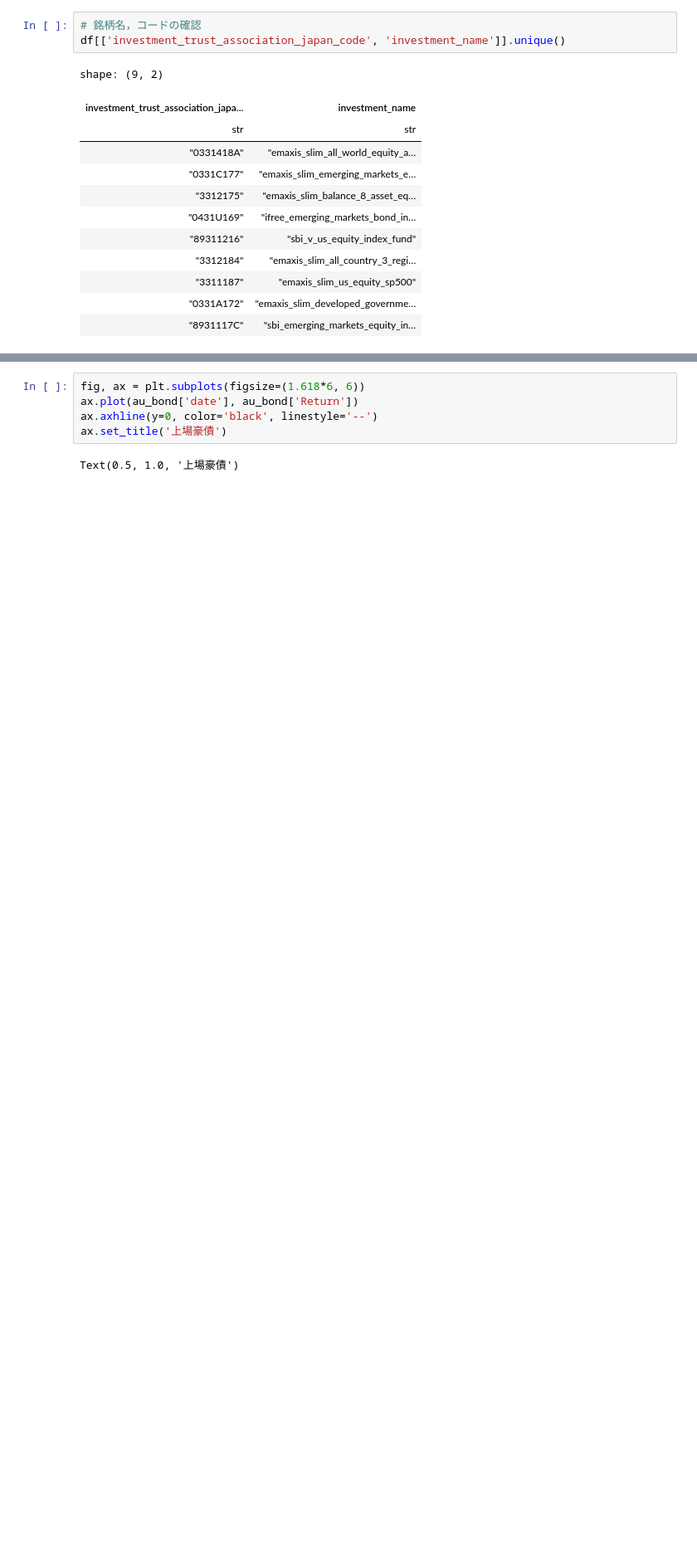
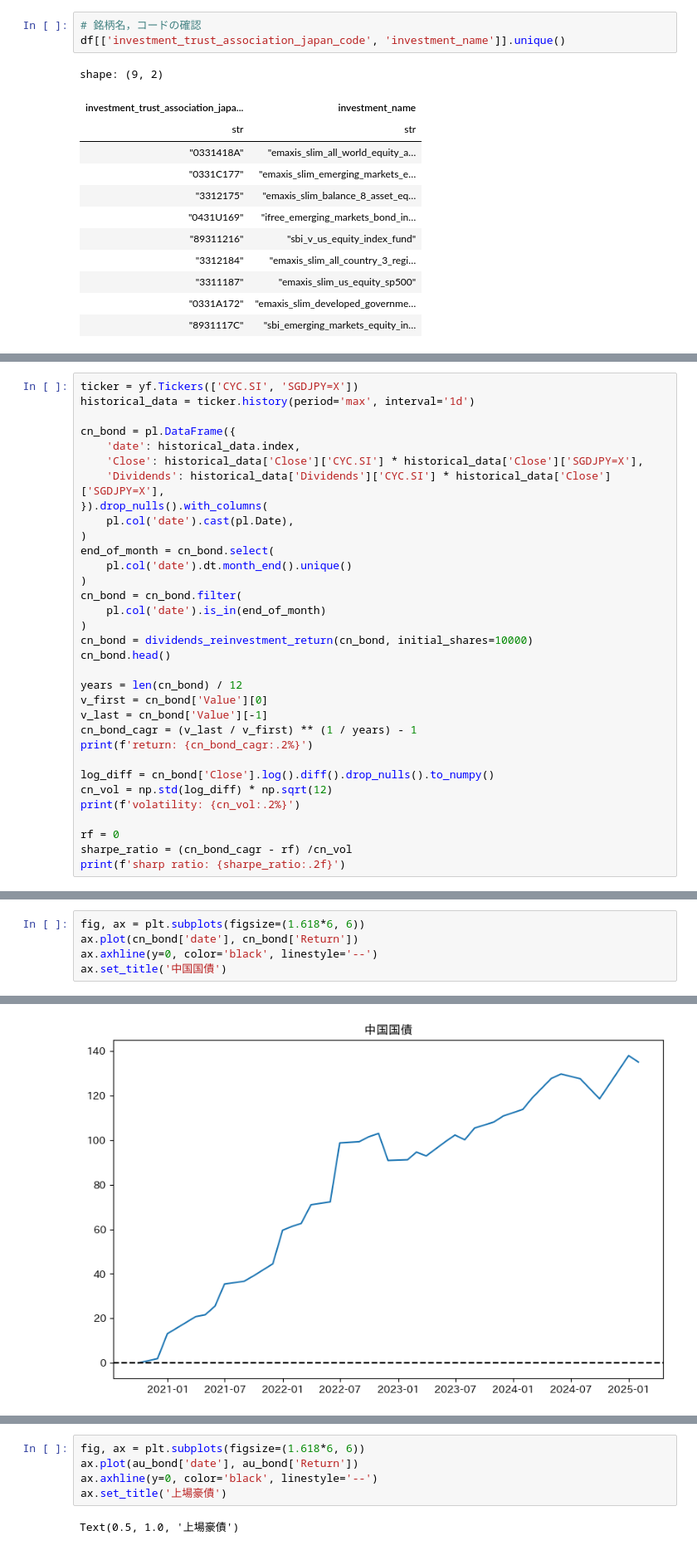
Before and after one commit to Keisei-Akiya/finance, a Jupyter notebook: src/analysis/fund_analysis/bond_portfolio.ipynb, the cells around one changed output, grey strips where cells are left out. Shown at 83% size. Drawn from its saved outputs; the diff is of its cells as text; blank space fills up the shorter version.

```diff
--- a/src/analysis/fund_analysis/bond_portfolio.ipynb
+++ b/src/analysis/fund_analysis/bond_portfolio.ipynb
@@ -93,0 +99,33 @@ Text(0, 0.5, '累積リターン (%)')
+# %%
+ticker = yf.Tickers(['CYC.SI', 'SGDJPY=X'])
+historical_data = ticker.history(period='max', interval='1d')
+
+cn_bond = pl.DataFrame({
+    'date': historical_data.index,
+    'Close': historical_data['Close']['CYC.SI'] * historical_data['Close']['SGDJPY=X'],
+    'Dividends': historical_data['Dividends']['CYC.SI'] * historical_data['Close']['SGDJPY=X'],
+}).drop_nulls().with_columns(
+    pl.col('date').cast(pl.Date),
+)
+end_of_month = cn_bond.select(
+    pl.col('date').dt.month_end().unique()
+)
+cn_bond = cn_bond.filter(
+    pl.col('date').is_in(end_of_month)
+)
+cn_bond = dividends_reinvestment_return(cn_bond, initial_shares=10000)
+cn_bond.head()
+
+years = len(cn_bond) / 12
+v_first = cn_bond['Value'][0]
+v_last = cn_bond['Value'][-1]
+cn_bond_cagr = (v_last / v_first) ** (1 / years) - 1
+print(f'return: {cn_bond_cagr:.2%}')
+
+log_diff = cn_bond['Close'].log().diff().drop_nulls().to_numpy()
+cn_vol = np.std(log_diff) * np.sqrt(12)
+print(f'volatility: {cn_vol:.2%}')
+
+rf = 0
+sharpe_ratio = (cn_bond_cagr - rf) /cn_vol
+print(f'sharp ratio: {sharpe_ratio:.2f}')
@@ -93,0 +137,6 @@ Text(0, 0.5, '累積リターン (%)')
+# %%
+fig, ax = plt.subplots(figsize=(1.618*6, 6))
+ax.plot(cn_bond['date'], cn_bond['Return'])
+ax.axhline(y=0, color='black', linestyle='--')
+ax.set_title('中国国債')
+# %% [output]
@@ -94 +144,2 @@ Text(0, 0.5, '累積リターン (%)')
+[figure, added]
 # %% [markdown]
```
Also changed, not shown: parts of 40 cells of this notebook.
